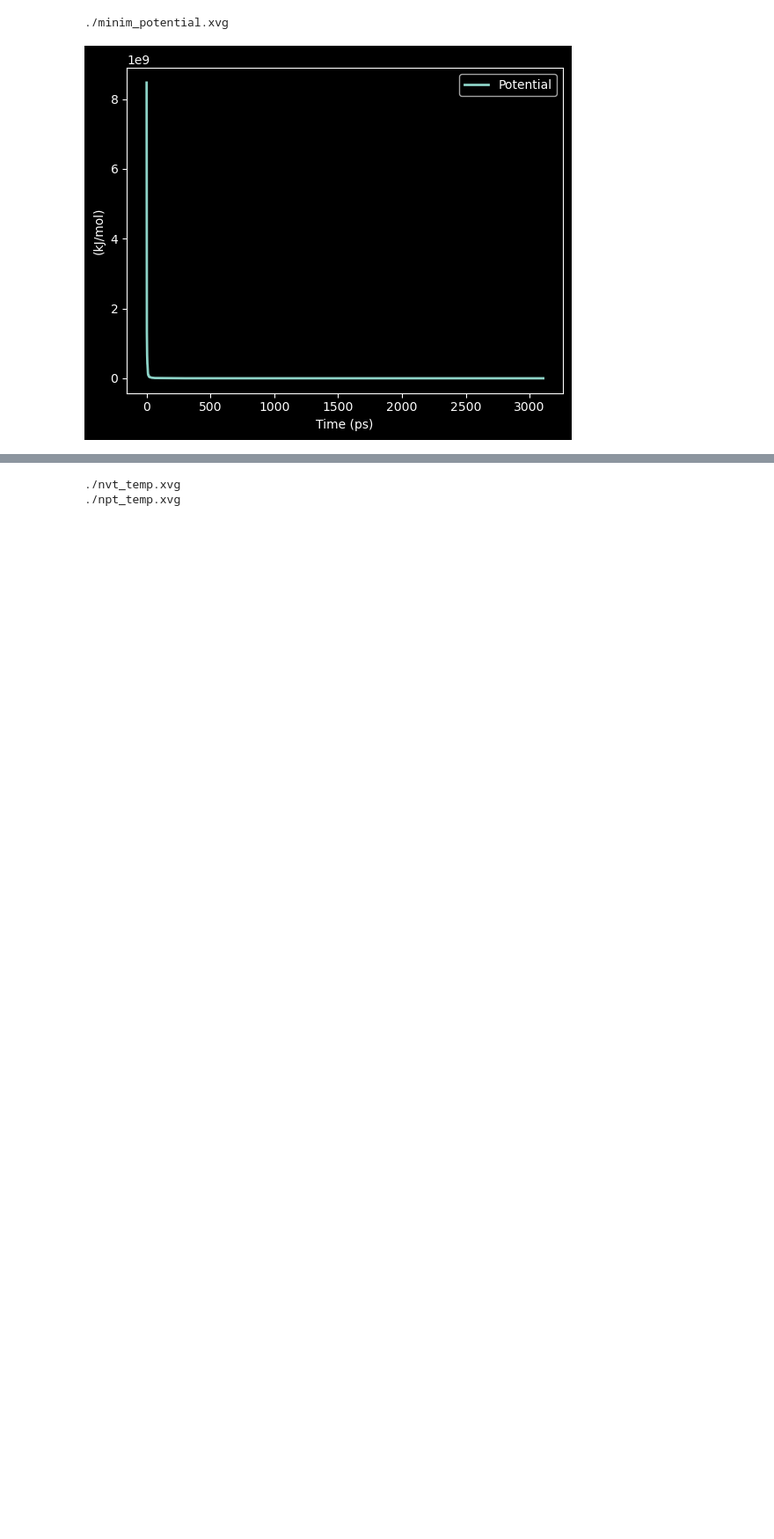
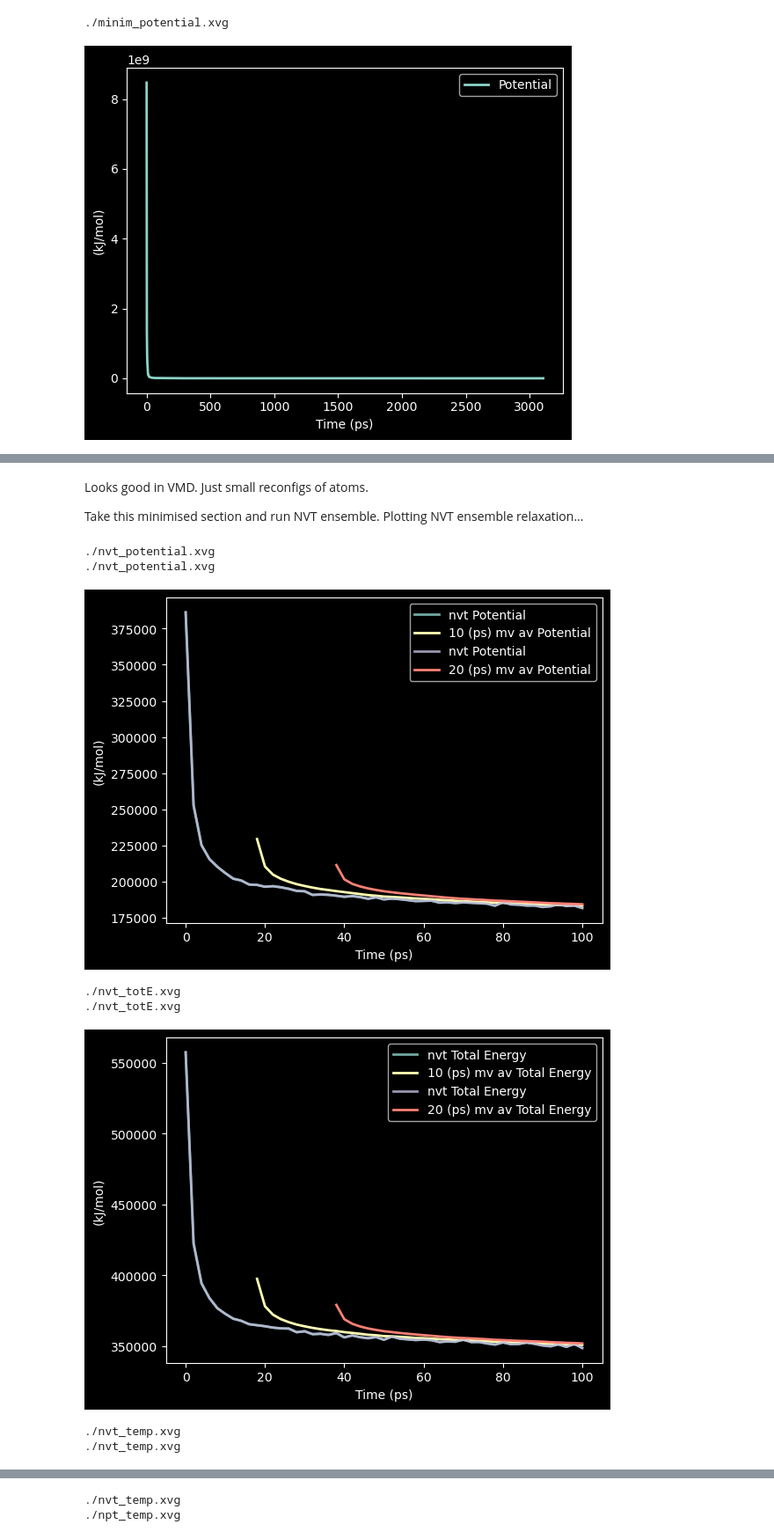
Before and after one commit to meyresearch/polymelts, a Jupyter notebook: analysis.ipynb, the cells around one changed output, grey strips where cells are left out. Shown at 88% size. Drawn from its saved outputs; the diff is of its cells as text; code cells hidden in the pictures; blank space fills up the shorter version.

```diff
--- a/analysis.ipynb
+++ b/analysis.ipynb
@@ -139,0 +174,26 @@ plot3()
+# %% [markdown]
+Looks good in VMD. Just small reconfigs of atoms.
+
+Take this minimised section and run NVT ensemble.
+Plotting NVT ensemble relaxation...
+# %%
+bigPlot(datatype="potential",prefixes=["nvt"],window_size=10)
+bigPlot(datatype="potential",prefixes=["nvt"],window_size=20)
+plt.show()
+bigPlot(datatype="totE",prefixes=["nvt"],window_size=10)
+bigPlot(datatype="totE",prefixes=["nvt"],window_size=20)
+plt.show()
+bigPlot(datatype="temp",prefixes=["nvt"],window_size=10)
+bigPlot(datatype="temp",prefixes=["nvt"],window_size=20)
+plt.plot(np.linspace(0,100,100),np.ones(100)*413,label='target')
+plt.legend()
+plt.show()
+# %% [output]
+./nvt_potential.xvg
+./nvt_potential.xvg
+[figure, added]
+./nvt_totE.xvg
+./nvt_totE.xvg
+[figure, added]
+./nvt_temp.xvg
+./nvt_temp.xvg
```
Also changed, not shown: parts of 28 cells of this notebook.
